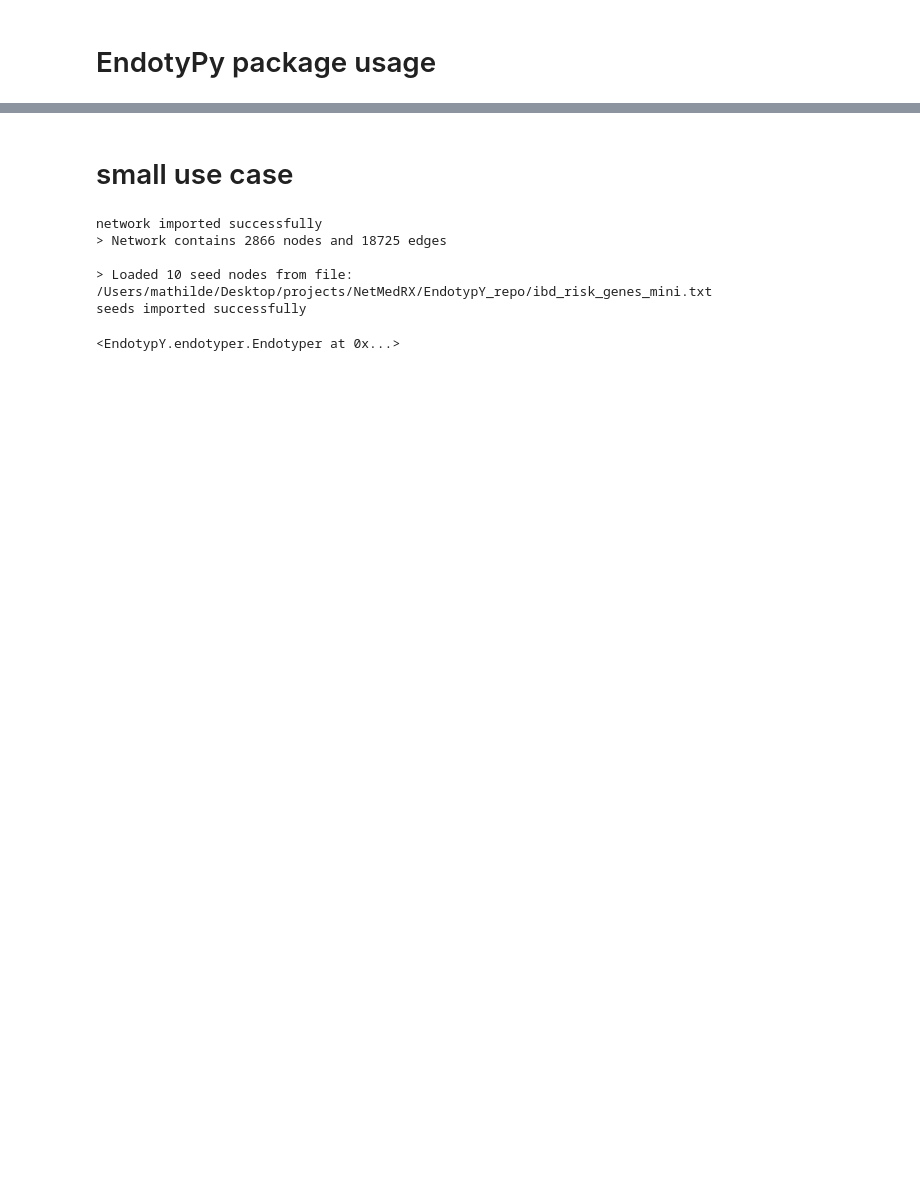
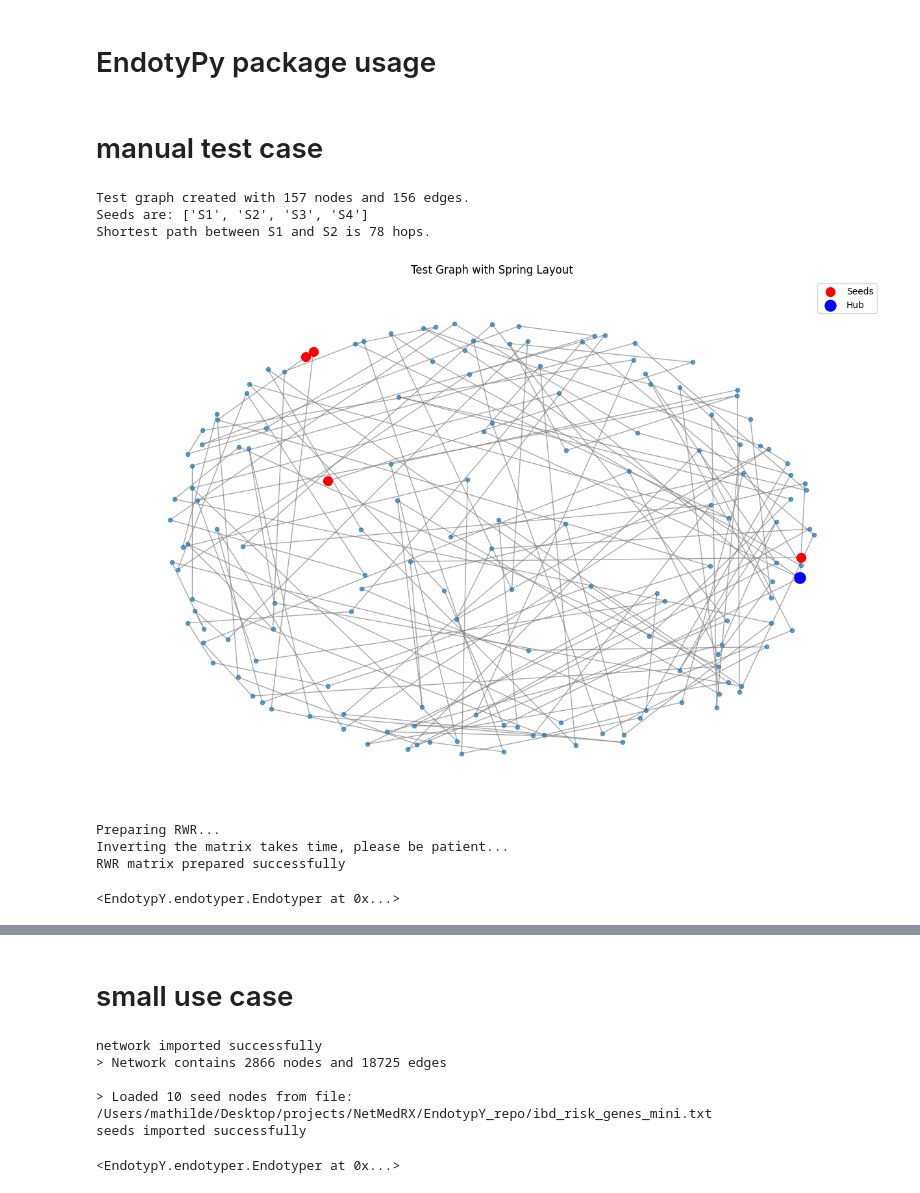
Before and after one commit to menchelab/EndotypY, a Jupyter notebook: dev_package.ipynb, the cells around one changed output, grey strips where cells are left out. Cells and saved outputs as stored; diff of their text form; code cells hidden in the pictures; blank space fills up the shorter version.

```diff
--- a/dev_package.ipynb
+++ b/dev_package.ipynb
@@ -4,3 +4,64 @@
 import EndotypY as edy #type: ignore
 import pickle
 import networkx as nx
+# %% [markdown]
+# manual test case
+# %%
+# 1. Create an empty graph
+G_test = nx.Graph()
+
+# 2. Define seeds and the central hub node
+seeds = ["S1", "S2", "S3", "S4"]
+hub_node = "HUB"
+spoke_len = 39 # This ensures the hub is the 40th node added
+
+# 3. Build the spokes and connect them to the hub
+for i, seed in enumerate(seeds):
+    # The first node in the spoke is the seed itself
+    previous_node = seed
+    G_test.add_node(seed)
+
+    # Create a chain of nodes for the spoke
+    for j in range(spoke_len - 1):
+        # Node names are unique to each spoke, e.g., "S1_node_1", "S2_node_1"
+        new_node = f"{seed}_node_{j}"
+        G_test.add_edge(previous_node, new_node)
+        previous_node = new_node
+
+    # Connect the end of the spoke to the central hub
+    G_test.add_edge(previous_node, hub_node)
+
+print(f"Test graph created with {G_test.number_of_nodes()} nodes and {G_test.number_of_edges()} edges.")
+print(f"Seeds are: {seeds}")
+print(f"Shortest path between S1 and S2 is {len(nx.shortest_path(G_test, 'S1', 'S2')) - 1} hops.")
+# %% [output]
+Test graph created with 157 nodes and 156 edges.
+Seeds are: ['S1', 'S2', 'S3', 'S4']
+Shortest path between S1 and S2 is 78 hops.
+# %%
+import matplotlib.pyplot as plt
+
+plt.figure(figsize=(12, 8))
+pos = nx.spring_layout(G_test, k=1, iterations=50)
+nx.draw(G_test, pos, with_labels=False, node_size=20, edge_color='gray', alpha=0.7)
+
+# Highlight the seeds and hub
+nx.draw_networkx_nodes(G_test, pos, nodelist=seeds, node_color='red', node_size=100, label='Seeds')
+nx.draw_networkx_nodes(G_test, pos, nodelist=[hub_node], node_color='blue', node_size=150, label='Hub')
+
+plt.legend()
+plt.title("Test Graph with Spring Layout")
+plt.show()
+# %% [output]
+[figure, added]
+# %%
+test_case = edy.Endotyper()
+test_case.network = G_test
+test_case.seeds = seeds
+
+test_case.prepare_rwr(r=0.8)
+# %% [output]
+Preparing RWR...
+Inverting the matrix takes time, please be patient...
+RWR matrix prepared successfully
+<EndotypY.endotyper.Endotyper at 0x...>
```
Also changed, not shown: parts of 6 cells of this notebook, 2 other files.
